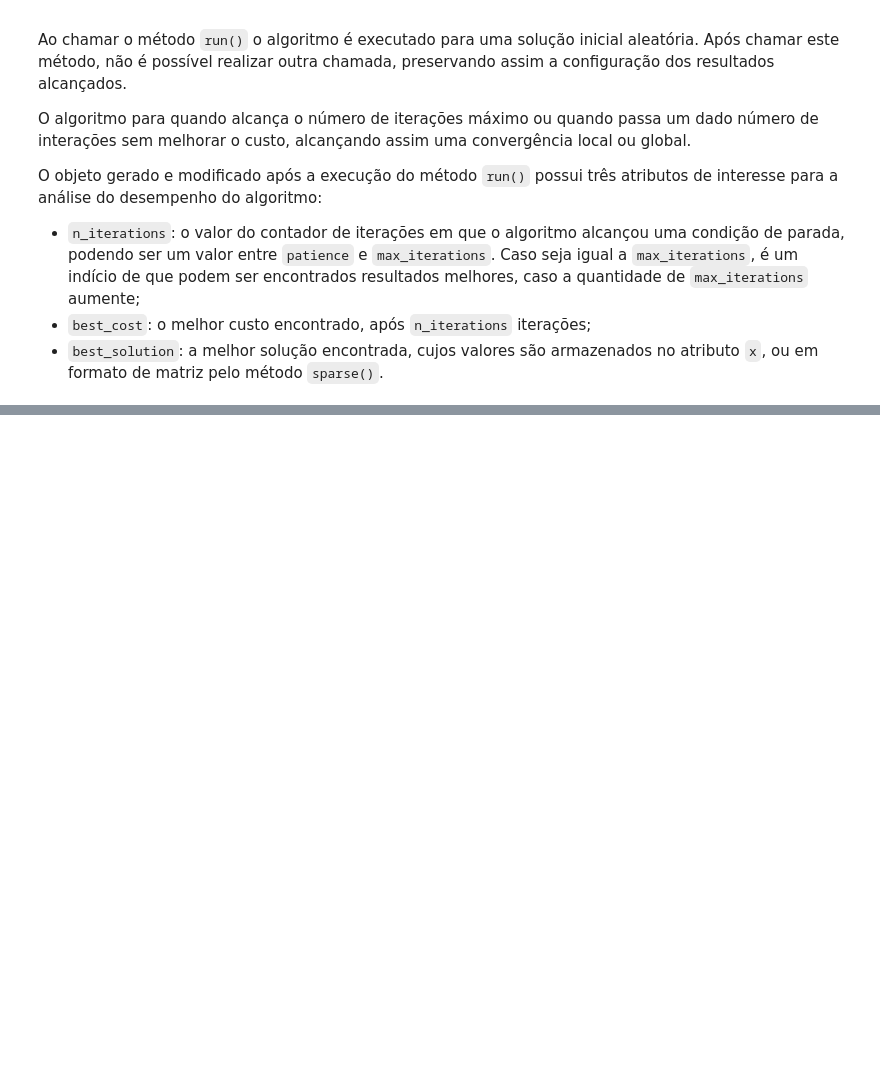
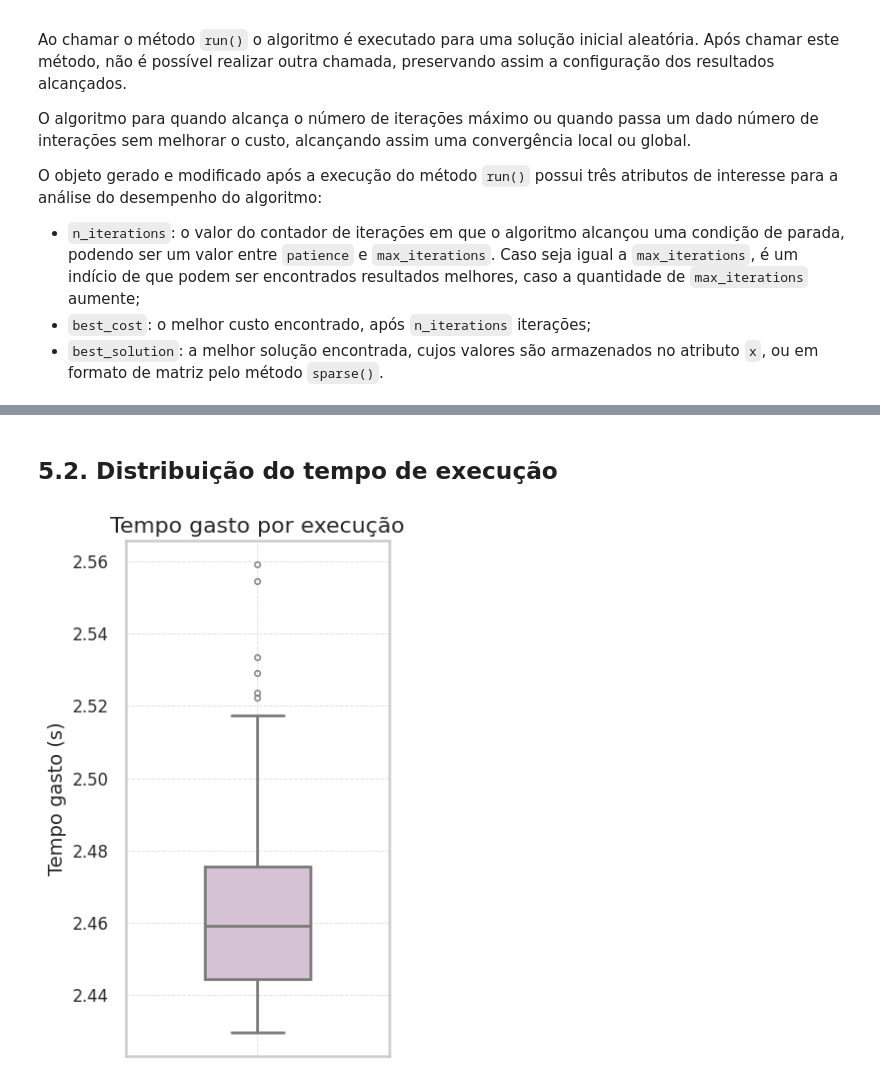
Before and after one commit to hellsdeur/moc-ppgcc-2025, a Jupyter notebook: atividade02/main.ipynb, the cells around one changed output, grey strips where cells are left out. Saved outputs shown, nothing was run; the diff lists cells and outputs as text; code cells hidden in the pictures; blank space fills up the shorter version.

```diff
--- a/atividade02/main.ipynb
+++ b/atividade02/main.ipynb
@@ -1,10 +1,16 @@
 # %%
+import tracemalloc
+import pickle
 from typing import List, Dict, Any, Callable
+from time import time
+from tqdm import tqdm
+
 
 import numpy as np
 import pandas as pd
 import matplotlib.pyplot as plt
 import seaborn as sns
+sns.set_theme(style="whitegrid", context="talk")
 
 from utils import Solution, Problem, Minimize, Maximize, ObjectiveFunction
 from heuristics import HillClimbing
@@ -129,7 +133,7 @@ hc = HillClimbing(
     problem=Minimize(),
     objective_function=objective_function,
     cost_matrix=cost_matrix,
-    max_iterations=10_000,
+    max_iterations=100_000,
     patience=100
 )
 
@@ -155,0 +222,6 @@ Allocation:
+# %%
+with open("hill_climbing_results.pkl", "wb") as f:
+    pickle.dump(df, f)
+# %%
+with open("hill_climbing_results.pkl", "rb") as f:
+    df = pickle.load(f)
@@ -155,0 +299,24 @@ Allocation:
+# %% [markdown]
+## 5.2. Distribuição do tempo de execução
+# %%
+fig_time, ax_time = plt.subplots(figsize=(4, 6))
+
+sns.boxplot(
+    y=df["execution_time"],
+    ax=ax_time,
+    color="thistle",
+    width=0.4,
+    fliersize=4,
+    linewidth=2
+)
+
+ax_time.set_title("Tempo gasto por execução", fontsize=16)
+ax_time.set_ylabel("Tempo gasto (s)", fontsize=14)
+ax_time.set_xlabel("")
+ax_time.tick_params(axis='both', which='major', labelsize=12)
+ax_time.grid(True, linestyle='--', linewidth=0.7, alpha=0.6)
+plt.tight_layout()
+plt.savefig("images/execution_time_per_run.svg", dpi=300)
+plt.show()
+# %% [output]
+[figure, added]
```
Also changed, not shown: parts of 14 cells of this notebook, 4 other files.
